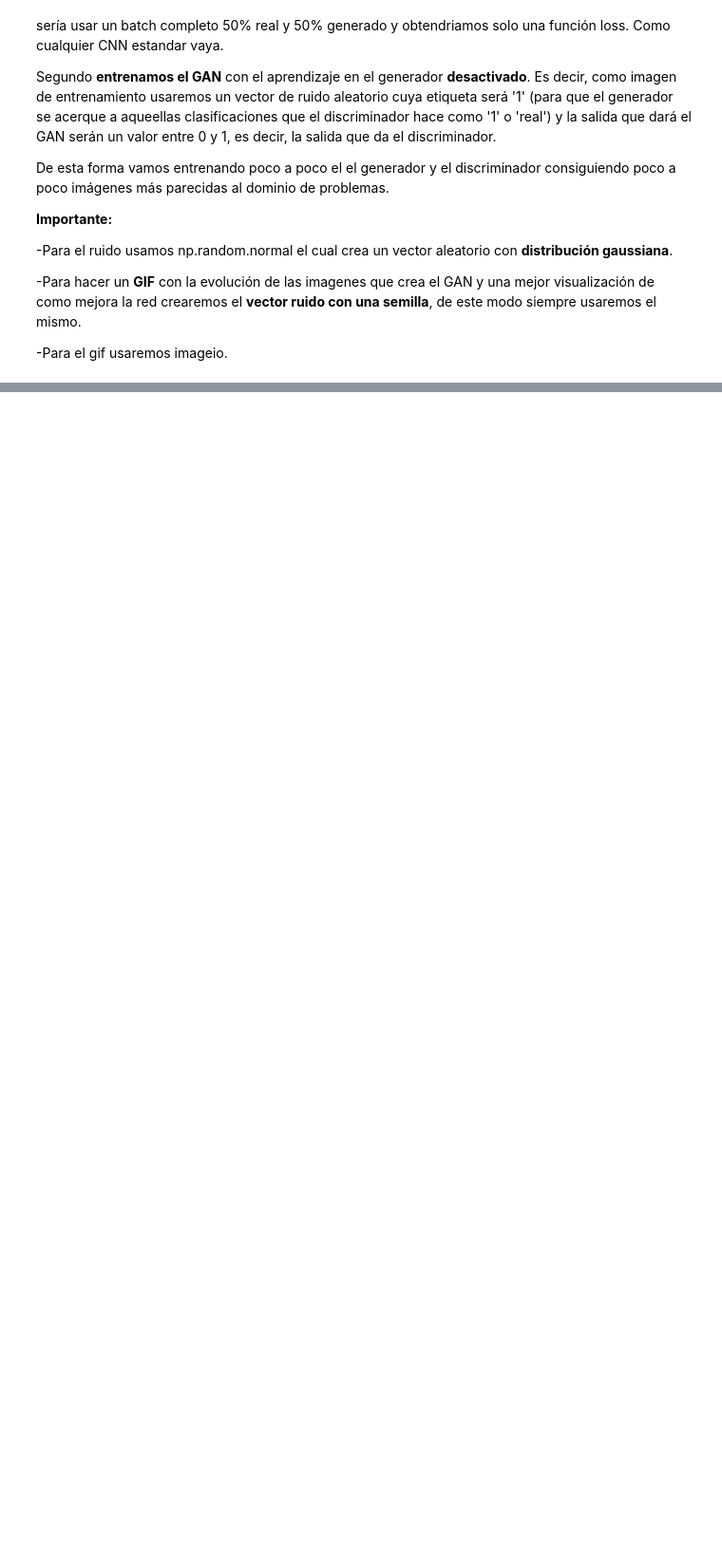
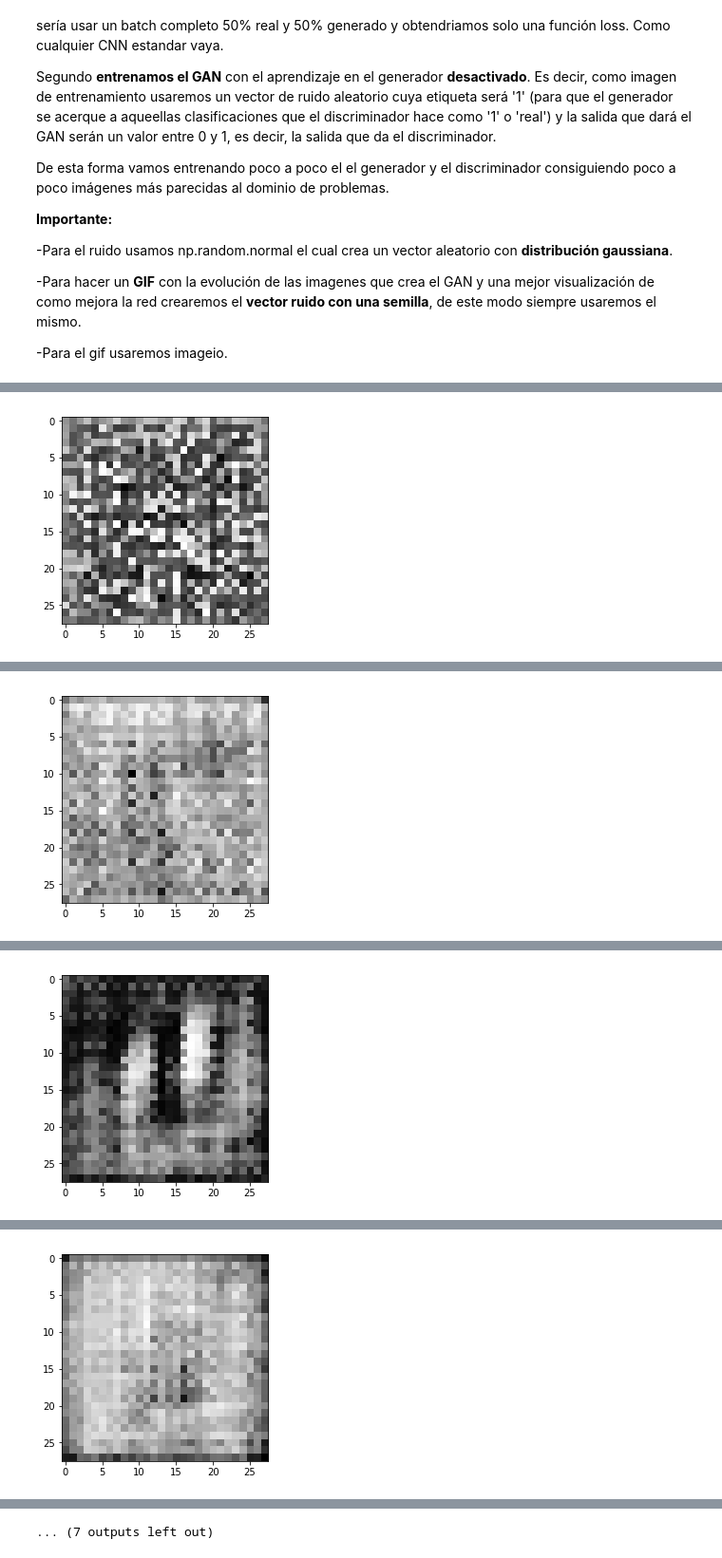
Before and after one commit to Javortper/My-neural-networks-studies, a Jupyter notebook: Generative_Adversial_Networks_(GANs).ipynb, the cells around one changed output, grey strips where cells are left out. Shown: that part at 95% size. Saved outputs shown, nothing was run; the diff lists cells and outputs as text; code cells hidden in the pictures; blank space fills up the shorter version.

```diff
--- a/Generative_Adversial_Networks_(GANs).ipynb
+++ b/Generative_Adversial_Networks_(GANs).ipynb
@@ -289,7 +324,7 @@ gan_input = Input(shape=(100,)) #Generamos un tensor para la entrada de la red
 x = generator(gan_input)
 gan_output = discriminator(x)
 gan = Model(inputs=gan_input, outputs=gan_output)
-gan.compile(loss='binary_crossentropy', optimizer='adam')
+gan.compile(loss='binary_crossentropy', optimizer=opt)
 
 gan.summary()
 # %% [output]
@@ -366,62 +369,65 @@ NameError: ignored
+# %%
+
+def show_sample(noise):
+  imagen_generada = generator.predict(noise, batch_size=1)
+  plt.imshow(imagen_generada[0, :, :, 0], cmap='gray')
+  plt.show()
 # %%
 from keras.datasets import mnist
+import random
 import tensorflow as tf
 
-epochs = 200
-batch_size = 32
+SAVE_FREQ = 1000
+epochs = 10000
+batch_size = 128
 half_batch_size = batch_size//2
-np.random.seed(1)
+#np.random.seed(1)
+#Ruido generado para la evolucion
+static_noise = np.random.normal(-1,1, (1, 100))
 
 #Cargamos los datos
 (x_train, y_train), (_, _) = mnist.load_data()
 X_train = x_train.reshape(x_train.shape[0], 28, 28, 1)
 X_train = X_train.astype('float32')
-X_train /= 127.5
-print(X_train.shape)
-
+X_train = X_train / 127.5 - 1.
 
 for epoch in range(epochs):
   #-------------
   #DISCRIMINADOR
   #-------------
 
   #Creamos un batch para cada clase
-  noise = np.random.normal(0,1, (half_batch_size, 100))
+  noise = np.random.normal(-1,1, (half_batch_size, 100))
   imagenes_generadas = generator.predict(noise)
+  idx = np.random.randint(0,X_train.shape[0],half_batch_size)
+  imagenes_reales = X_train[idx]
 
   #Creamos las etiquetas
-  fake_labels = np.zeros(half_batch_size) #Etiquetas img generadas
-  real_labels =np.ones(x_train.shape[0]) #Etiquetas img reales
+  fake_labels = np.zeros((half_batch_size,1)) #Etiquetas img generadas
+  real_labels = np.ones((half_batch_size,1)) #Etiquetas img reales
 
   #Entrenamos y obtenemos los diferentes loss
-  d_loss_real = discriminator.fit(imagenes_generadas, fake_labels,
-                              batch_size=half_batch_size)
+  discriminator.trainable = True
+  d_loss_real = discriminator.train_on_batch(imagenes_reales, real_labels)
 
-  d_loss_fake = discriminator.fit(X_train, real_labels,
-                              batch_size=half_batch_size)
+  d_loss_fake = discriminator.train_on_batch(imagenes_generadas, fake_labels)
 
-  d_loss = 0.5 * np.add(d_loss_real.history['loss'], d_loss_fake.history['loss'])
-
-  #Mostramos el progreso
-  #print("Epoch:", epoch)
-  #print("loss_real:", d_loss_real.history['loss'])
-  #print("loss_fake:", d_loss_real.history['loss'])
-  #print("loss_real:", d_loss_real.history['loss'])
-  #print("discriminator loss:", d_loss)
+  d_loss = 0.5 * np.add(d_loss_fake, d_loss_real)
 
   #-------------
   #GENERADOR
   #-------------
 
+  discriminator.trainable = False
   #Introducimos vector ruido con etiqueta 1
   labels = np.array([1]*batch_size)
-  noise = np.random.normal(0,1, (batch_size, 100)) #32 vectores ruidos (1 epoch) de dimension 100
+  noise = np.random.normal(-1,1, (batch_size, 100)) #32 vectores ruidos (1 epoch) de dimension 100
   gan_loss = gan.train_on_batch(noise, labels)
 
-  # Plot the progress
-  #print("Epoch:", epoch)
-  #print("loss_real:", d_loss_real.history['loss'])
-  #print("loss_fake:", d_loss_real.history['loss'])
-  #print("loss_real:", d_loss_real.history['loss'])
-  #print("discriminator loss:", d_loss)
+  #Visualización del entrenamiento
+  #plotGeneratedImages(epoch)
+  if epoch % SAVE_FREQ == 0:
+    show_sample(static_noise)
+    print(f"Epoch {epoch}, Discriminator loss: {d_loss}, Generator loss: {gan_loss}")
 # %% [output]
+[figure, added]
@@ -431,0 +435 @@ Epoch 1/1
+[figure, added]
@@ -431,0 +437 @@ Epoch 1/1
+[figure, added]
@@ -431,0 +439 @@ Epoch 1/1
+[figure, added]
@@ -431,0 +445 @@ Epoch 1/1
+... (7 outputs left out)
```
Also changed, not shown: parts of 12 cells of this notebook.
